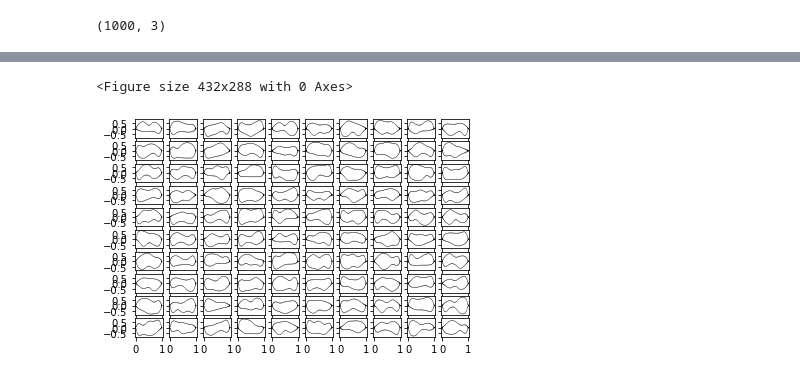
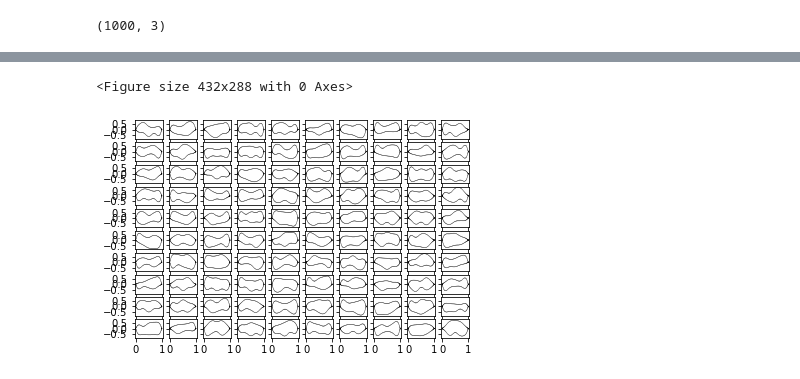
Before and after one commit to adityabalu/DiffNet, a Jupyter notebook: gen_data.ipynb, the cells around one changed output, grey strips where cells are left out. Drawn from its saved outputs; the diff is of its cells as text; code cells hidden in the pictures.

```diff
--- a/gen_data.ipynb
+++ b/gen_data.ipynb
@@ -117,27 +118,27 @@ normals = np.load(os.path.join(datasets_path, 'normals.npz'))['arr_0']
 # %%
 f = plt.figure()
 f,axes = plt.subplots(10, 10, sharex=True, sharey=True)
 # axes[0][0].quiver(pc[0,:,0], pc[0,:,1], normals[0,:,0], normals[0,:,1])
 # axes[0][1].quiver(pc[1,:,0], pc[1,:,1], normals[1,:,0], normals[1,:,1])
 # axes[1][0].quiver(pc[2,:,0], pc[2,:,1], normals[2,:,0], normals[2,:,1])
 # axes[1][1].quiver(pc[3,:,0], pc[3,:,1], normals[3,:,0], normals[3,:,1])
 # axes[2][0].quiver(pc[4,:,0], pc[4,:,1], normals[4,:,0], normals[4,:,1])
 # axes[2][1].quiver(pc[5,:,0], pc[5,:,1], normals[5,:,0], normals[5,:,1])
 # axes[2][2].quiver(pc[6,:,0], pc[6,:,1], normals[6,:,0], normals[6,:,1])
 # axes[0][2].quiver(pc[7,:,0], pc[7,:,1], normals[7,:,0], normals[7,:,1])
 # axes[1][2].quiver(pc[8,:,0], pc[8,:,1], normals[8,:,0], normals[8,:,1])
 # axes[0][3].quiver(pc[9,:,0], pc[9,:,1], normals[9,:,0], normals[9,:,1])
 # axes[1][3].quiver(pc[10,:,0], pc[10,:,1], normals[10,:,0], normals[10,:,1])
 # axes[2][3].quiver(pc[11,:,0], pc[11,:,1], normals[11,:,0], normals[11,:,1])
-index = 5000
+index = 0
 for row in range(10):
     for column in range(10):
         axes[row][column].quiver(pc[index,:,0], pc[index,:,1], normals[index,:,0], normals[index,:,1])
         index += 1
 plt.show()
 # %% [output]
 <Figure size 432x288 with 0 Axes>
-[figure, old version]
+[figure, new version]
 # %%
 points_translated = pc*0.5 + 0.5
 # %%
```
Also changed, not shown: parts of 12 cells of this notebook, 13 other files.
